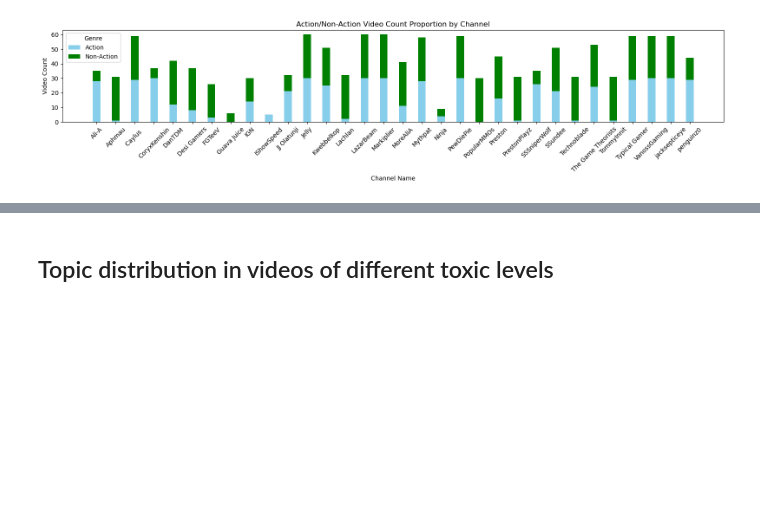
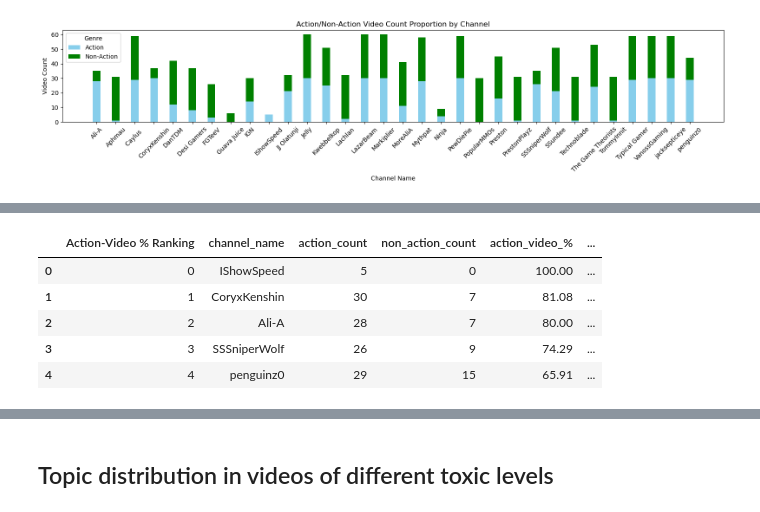
Before and after one commit to IMT-547-Team-1/YouTube-Toxic-Comments, a Jupyter notebook: Analysis/02-Analysis.ipynb, the cells around one changed output, grey strips where cells are left out. Saved outputs shown, nothing was run; the diff lists cells and outputs as text; code cells hidden in the pictures; blank space fills up the shorter version.

```diff
--- a/Analysis/02-Analysis.ipynb
+++ b/Analysis/02-Analysis.ipynb
@@ -366,0 +361,9 @@ count_vid_by_channel_genre
+# %%
+ranks_compare.head()
+# %% [output]
+|  | Action-Video % Ranking | channel_name | action_count | non_action_count | action_video_% | ... |
+| 0 | 0 | IShowSpeed | 5 | 0 | 100.00 | ... |
+| 1 | 1 | CoryxKenshin | 30 | 7 | 81.08 | ... |
+| 2 | 2 | Ali-A | 28 | 7 | 80.00 | ... |
+| 3 | 3 | SSSniperWolf | 26 | 9 | 74.29 | ... |
+| 4 | 4 | penguinz0 | 29 | 15 | 65.91 | ... |
```
Also changed, not shown: parts of 10 cells of this notebook, 4 other files.
